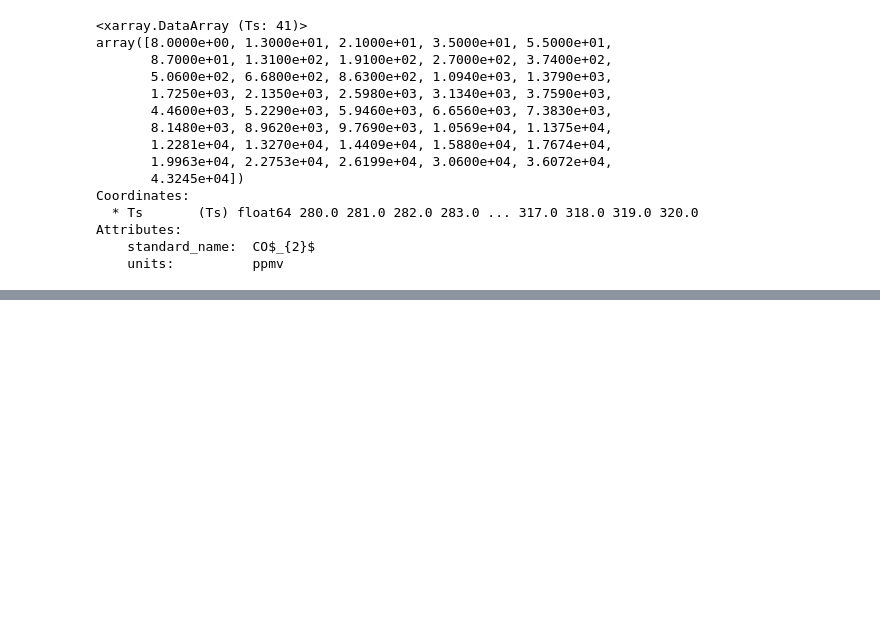
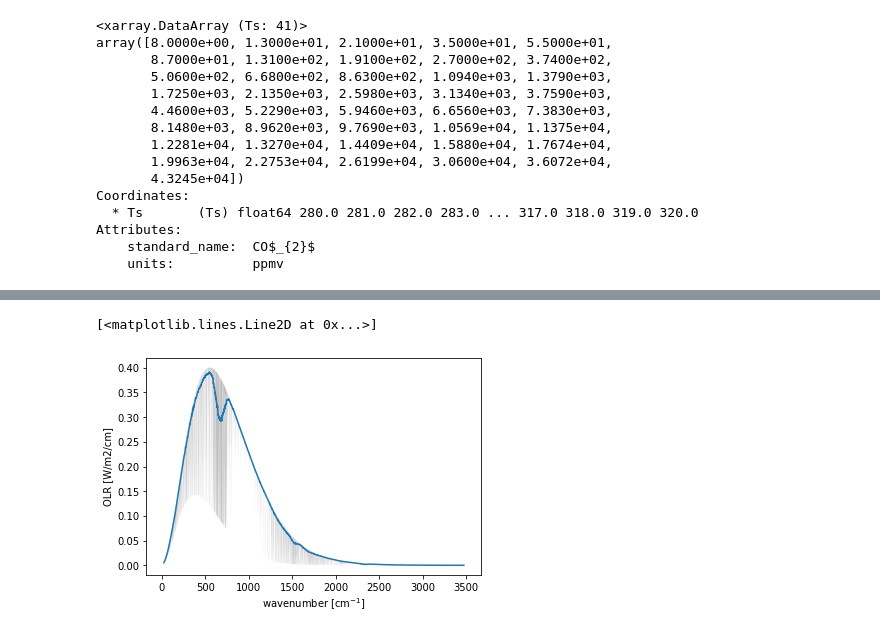
Before and after one commit to AndrewILWilliams/ECS_bump, a Jupyter notebook: climlab_rrtmg.ipynb, the cells around one changed output, grey strips where cells are left out. Saved outputs shown, nothing was run; the diff lists cells and outputs as text; code cells hidden in the pictures; blank space fills up the shorter version.

Commit message:
Updated pyrads test

```diff
--- a/climlab_rrtmg.ipynb
+++ b/climlab_rrtmg.ipynb
@@ -426,6 +426,7 @@ def calc_olr_pyrads(SST, CO2ppmv):
     state = climlab.column_state(num_lev=30, num_lat=1, water_depth=1.)
     plevs = state['Tatm'].domain.axes['lev'].points
     temp = generate_idealized_temp_profile(SST, params.Tstrat, plevs)
+    g.T = temp
 
     #  fixed relative humidity
     h2o = climlab.radiation.water_vapor.FixedRelativeHumidity(state=state,
@@ -467,8 +468,8 @@ Attributes:
     units:          ppmv
 # %%
 %%time
-olr_spec1, g1 = calc_olr_pyrads(SST=282, CO2ppmv=21)
-olr_spec2, g2 = calc_olr_pyrads(SST=283, CO2ppmv=21)
+olr_spec1, g1 = calc_olr_pyrads(SST=282, CO2ppmv=22.3)
+olr_spec2, g2 = calc_olr_pyrads(SST=283, CO2ppmv=22.3)
 # %% [output]
 compute kappa at p,T =  16.666666666666668 200.0
 compute kappa at p,T =  50.0 200.0
@@ -482,6 +497,9 @@ da_olr_spec2 = xr.DataArray(olr_spec2, dims=['wavenumber'],
                             coords={'wavenumber': xr.DataArray(g2.n, dims='wavenumber', attrs={'units':'cm$^{-1}$'})},
                             attrs={'standard_name': 'OLR', 'units':'W/m2/cm'})
 # %%
-da_olr_spec1.plot(alpha=0.2, color='grey')
+da_olr_spec1.plot(alpha=0.5, color='grey', lw=0.05)
 da_olr_spec1.rolling(wavenumber=500, center=True).mean().plot()
+# %% [output]
+[<matplotlib.lines.Line2D at 0x...>]
+[figure, added]
 # %%
```
Also changed, not shown: parts of 9 cells of this notebook.
